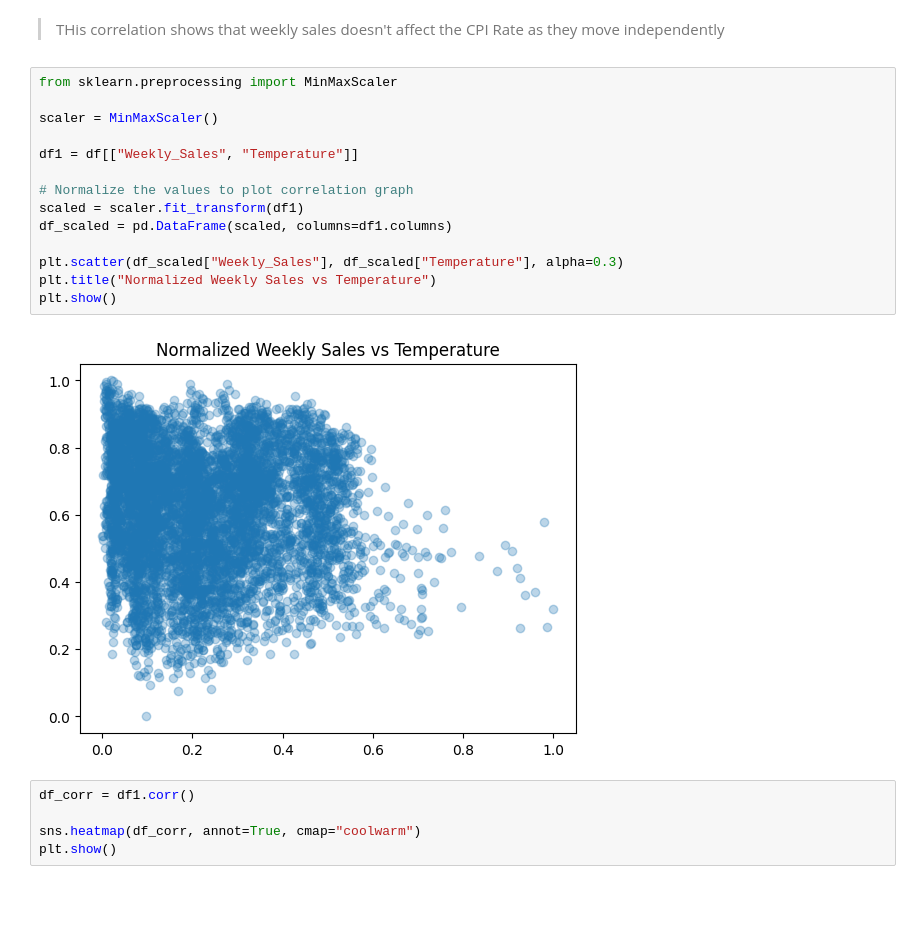
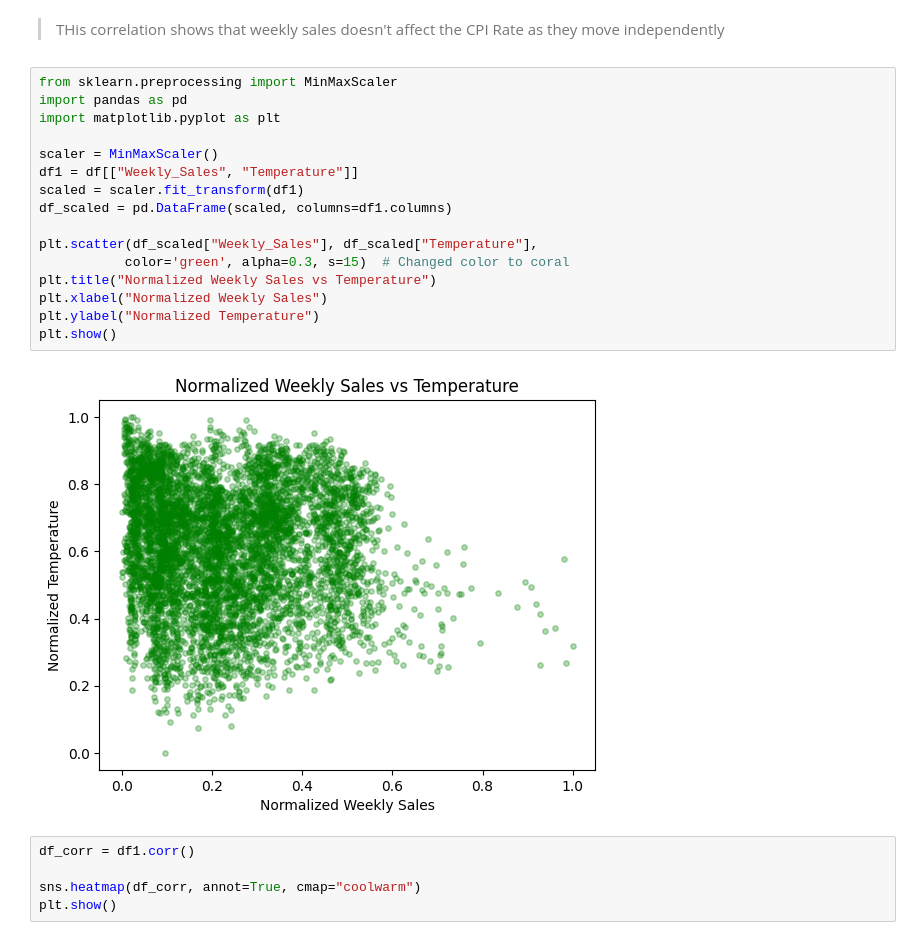
Before and after one commit to iam-devAlhan/Walmart_Sales_Trends_Prediction, a Jupyter notebook: notebooks/visualization.ipynb, the cells around one changed output. Drawn from its saved outputs; the diff is of its cells as text; blank space fills up the shorter version.

```diff
--- a/notebooks/visualization.ipynb
+++ b/notebooks/visualization.ipynb
@@ -89,20 +89,22 @@ plt.show()
 > THis correlation shows that weekly sales doesn't affect the CPI Rate as they move independently
 # %%
 from sklearn.preprocessing import MinMaxScaler
+import pandas as pd
+import matplotlib.pyplot as plt
 
 scaler = MinMaxScaler()
-
 df1 = df[["Weekly_Sales", "Temperature"]]
-
-# Normalize the values to plot correlation graph
 scaled = scaler.fit_transform(df1)
 df_scaled = pd.DataFrame(scaled, columns=df1.columns)
 
-plt.scatter(df_scaled["Weekly_Sales"], df_scaled["Temperature"], alpha=0.3)
+plt.scatter(df_scaled["Weekly_Sales"], df_scaled["Temperature"],
+           color='green', alpha=0.3, s=15)  # Changed color to coral
 plt.title("Normalized Weekly Sales vs Temperature")
+plt.xlabel("Normalized Weekly Sales")
+plt.ylabel("Normalized Temperature")
 plt.show()
 # %% [output]
-[figure, old version]
+[figure, new version]
 # %%
 df_corr = df1.corr()
 
```
Also changed, not shown: parts of 3 cells of this notebook.
